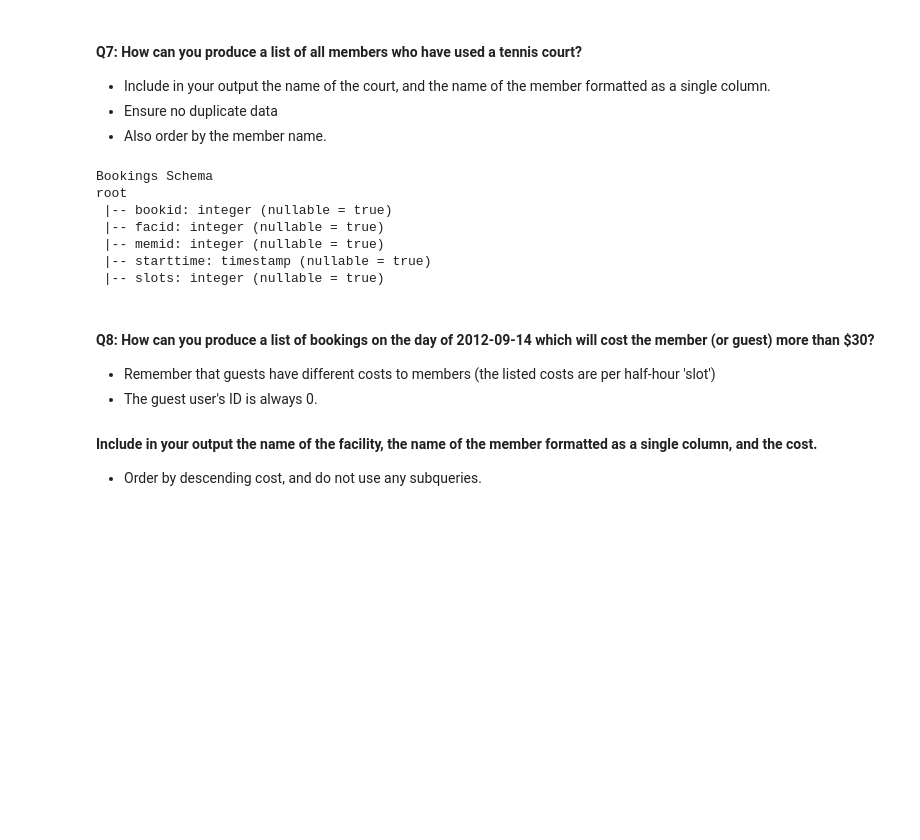
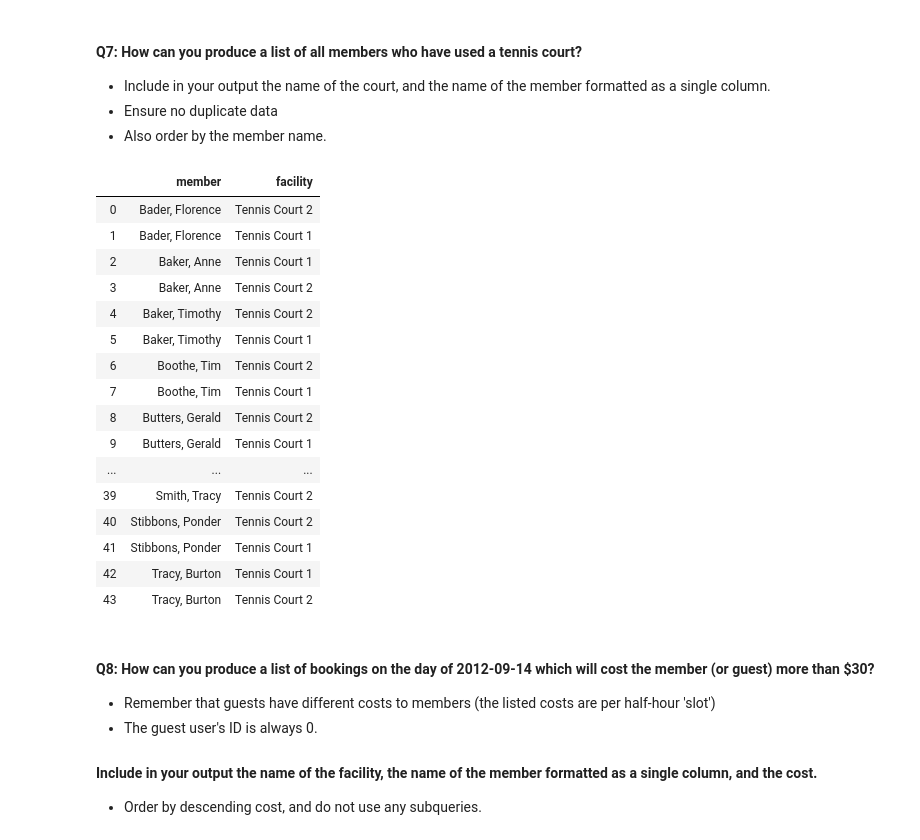
Before and after one commit to gperdrizet/SQL_with_spark, a Jupyter notebook: Mini_Project_SQL_with_Spark.ipynb, the cells around one changed output. Saved outputs shown, nothing was run; the diff lists cells and outputs as text; code cells hidden in the pictures; blank space fills up the shorter version.

```diff
--- a/Mini_Project_SQL_with_Spark.ipynb
+++ b/Mini_Project_SQL_with_Spark.ipynb
@@ -323,14 +298,3 @@ result.toPandas()
 - Include in your output the name of the court, and the name of the member formatted as a single column.
 - Ensure no duplicate data
 - Also order by the member name.
-# %%
-print('Bookings Schema')
-bookings_df.printSchema()
-# %% [output]
-Bookings Schema
-root
- |-- bookid: integer (nullable = true)
- |-- facid: integer (nullable = true)
- |-- memid: integer (nullable = true)
- |-- starttime: timestamp (nullable = true)
- |-- slots: integer (nullable = true)
@@ -342,3 +301,34 @@ result.toPandas()
+# %%
+result = run_sql('''
+                    SELECT DISTINCT CONCAT(surname, ', ', firstname) AS member, name AS facility
+                    FROM members AS m
+                        INNER JOIN bookings AS b
+                            ON m.memid = b.memid
+                            AND m.memid != '0'
+                        INNER JOIN facilities AS f
+                            ON f.facid = b.facid
+                            WHERE b.facid IN (0, 1)
+                            ORDER BY member ASC
+                 ''')
+result.toPandas()
+# %% [output]
+|  | member | facility |
+| 0 | Bader, Florence | Tennis Court 2 |
+| 1 | Bader, Florence | Tennis Court 1 |
+| 2 | Baker, Anne | Tennis Court 1 |
+| 3 | Baker, Anne | Tennis Court 2 |
+| 4 | Baker, Timothy | Tennis Court 2 |
+| 5 | Baker, Timothy | Tennis Court 1 |
+| 6 | Boothe, Tim | Tennis Court 2 |
+| 7 | Boothe, Tim | Tennis Court 1 |
+| 8 | Butters, Gerald | Tennis Court 2 |
+| 9 | Butters, Gerald | Tennis Court 1 |
+| ... | ... | ... |
+| 39 | Smith, Tracy | Tennis Court 2 |
+| 40 | Stibbons, Ponder | Tennis Court 2 |
+| 41 | Stibbons, Ponder | Tennis Court 1 |
+| 42 | Tracy, Burton | Tennis Court 1 |
+| 43 | Tracy, Burton | Tennis Court 2 |
 # %% [markdown]
 #### Q8: How can you produce a list of bookings on the day of 2012-09-14 which will cost the member (or guest) more than $30?
 
```
Also changed, not shown: parts of 11 cells of this notebook.
